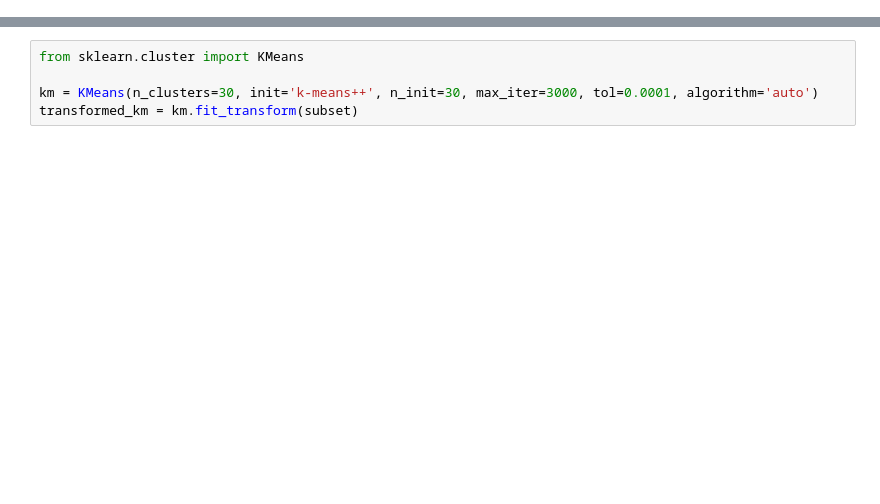
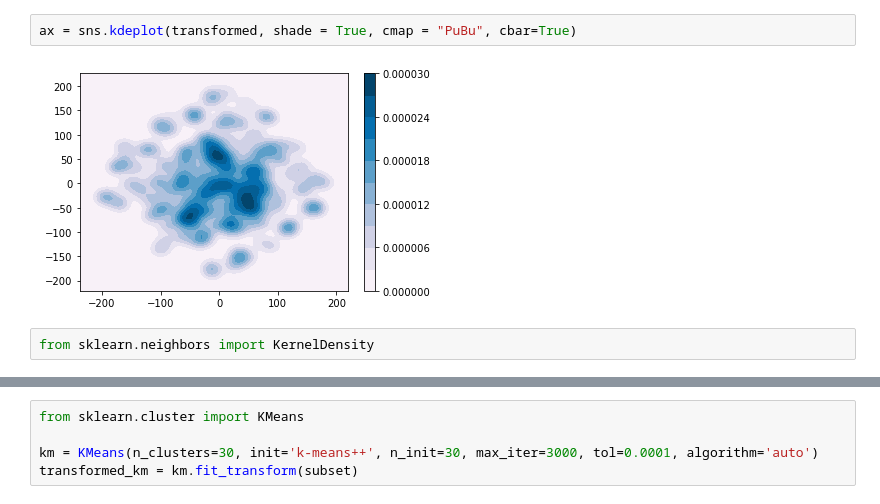
Before and after one commit to Gogolla-Lab/eMotion, a Jupyter notebook: unused_code/analysis_egocentric.ipynb, the cells around one changed output, grey strips where cells are left out. Cells and saved outputs as stored; diff of their text form; blank space fills up the shorter version.

```diff
--- a/unused_code/analysis_egocentric.ipynb
+++ b/unused_code/analysis_egocentric.ipynb
@@ -85,0 +310,6 @@ transformed.index = subset.index
+# %%
+ax = sns.kdeplot(transformed, shade = True, cmap = "PuBu", cbar=True)
+# %% [output]
+[figure, added]
+# %%
+from sklearn.neighbors import KernelDensity
```
Also changed, not shown: parts of 43 cells of this notebook, 3 other files.
